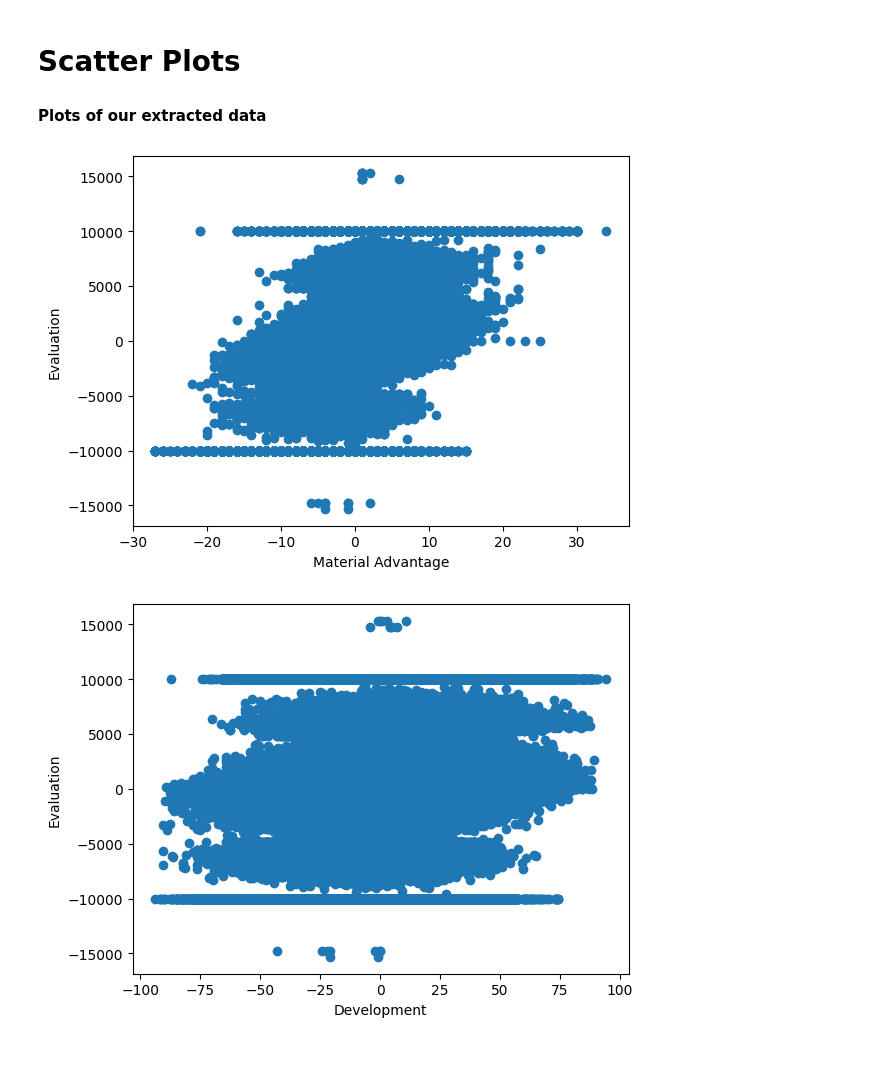
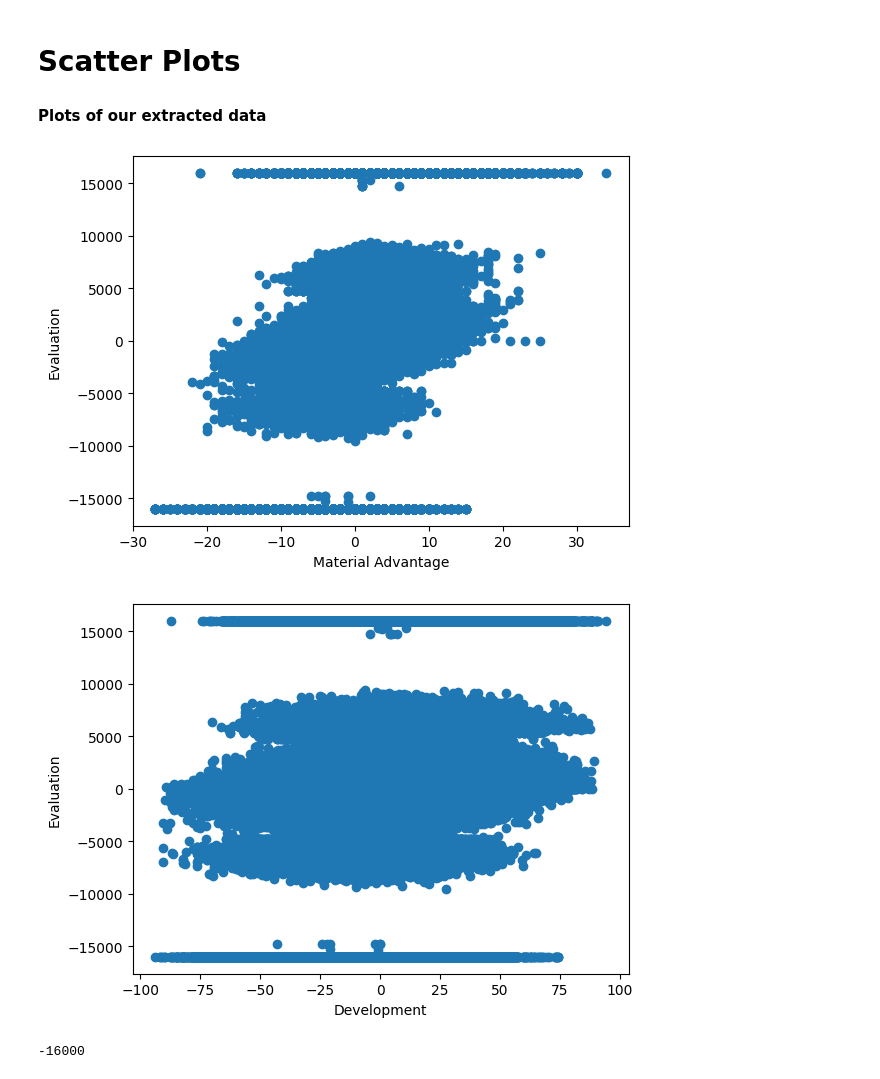
Before and after one commit to ezh247467/CSE151A-Group-Project, a Jupyter notebook: Group_Project.ipynb, the cells around one changed output. Drawn from its saved outputs; the diff is of its cells as text; code cells hidden in the pictures.

```diff
--- a/Group_Project.ipynb
+++ b/Group_Project.ipynb
@@ -532,34 +532,39 @@ for i in range(len(fen_strs)):
 # boards = pd.DataFrame(data, columns=['FEN'])
 # chessData_df = chessData_df.drop('FEN', axis=1)
 # chessData_df = pd.concat([chessData_df, boards], axis=1)
 # advantages = np.array([board.advantage() for board in boards['FEN']])
 
 # evals = np.array([board.evaluate() for board in boards['FEN']])
 evaluations = np.array(chessData_df['Evaluation'])
 for i in range(len(evaluations)):
   eval = evaluations[i]
   if '#' in eval:
-    evaluations[i] = eval[1] + '10000'
+    evaluations[i] = eval[1] + '16000'
   evaluations[i] = int(evaluations[i])
 
 evaluations = pd.DataFrame(evaluations, columns=['Evaluation'])
 chessData_df = chessData_df.drop('Evaluation', axis=1)
 chessData_df = pd.concat([chessData_df, evaluations], axis=1)
 chessData_df = chessData_df.assign(Material_Advantage=advantages)
 chessData_df = chessData_df.assign(Development=develops)
 
 eval = chessData_df['Evaluation']
 develop = chessData_df['Development']
 adv = chessData_df['Material_Advantage']
 plt.scatter(adv, eval, label='Material')
 plt.xlabel("Material Advantage")
 plt.ylabel("Evaluation")
 plt.show()
 plt.scatter(develop, eval, label='Development')
 plt.xlabel("Development")
 plt.ylabel("Evaluation")
 plt.show()
 # %% [output]
-[figure, old version]
+[figure, new version]
-[figure, old version]
+[figure, new version]
+# %%
+max(chessData_df['Evaluation'].astype(int))
+min(chessData_df['Evaluation'].astype(int))
+# %% [output]
+-16000
 # %%
```
Also changed, not shown: parts of 2 cells of this notebook, 1 other file.
